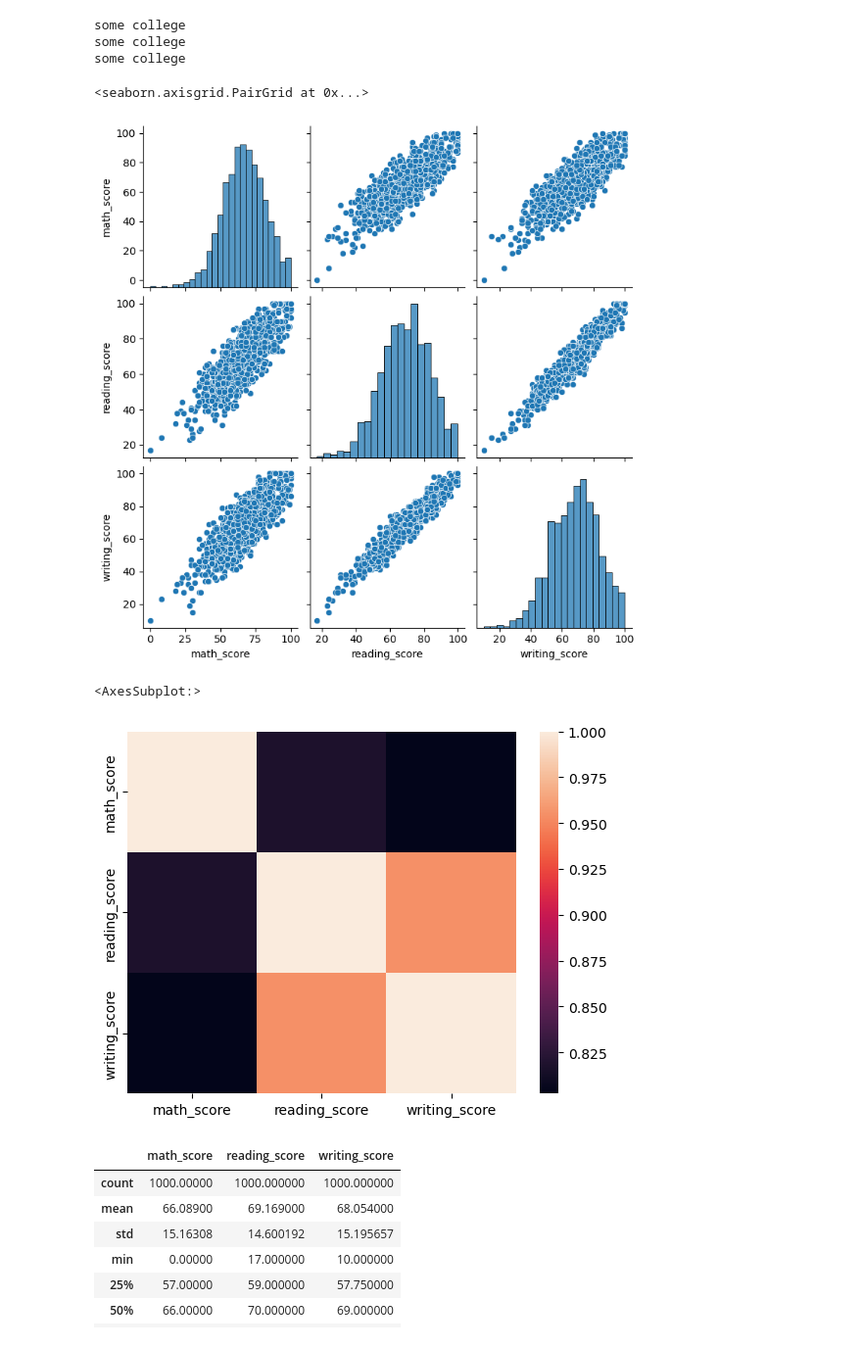
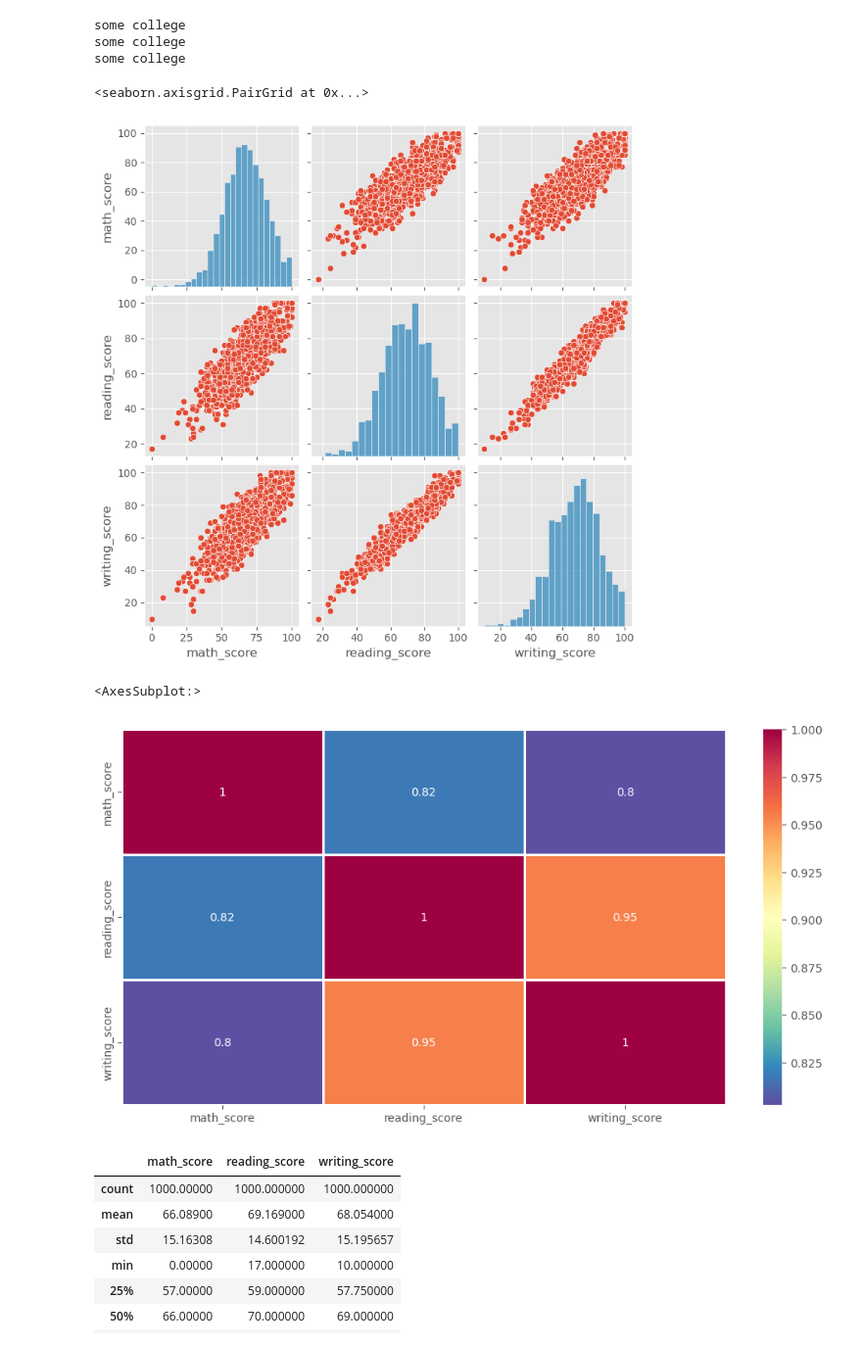
Before and after one commit to WaelAlaswad/Student-Performance, a Jupyter notebook: Student_Performance.ipynb, the cells around one changed output. Shown at 98% size. Drawn from its saved outputs; the diff is of its cells as text; code cells hidden in the pictures.

```diff
--- a/Student_Performance.ipynb
+++ b/Student_Performance.ipynb
@@ -2,4 +2,7 @@
 import numpy as np
 import pandas as pd
 import matplotlib.pyplot as plt
+from matplotlib import rcParams
 import seaborn as sns
+plt.style.use("ggplot")
+rcParams['figure.figsize'] = (12, 6)
@@ -220,5 +306,5 @@ some college
 sns.pairplot(df)
 # %% [output]
 <seaborn.axisgrid.PairGrid at 0x...>
-[figure, old version]
+[figure, new version]
 # %%
@@ -226,7 +312,7 @@ sns.pairplot(df)
 # %%
-sns.heatmap(df.corr())
+sns.heatmap(df.corr(),annot=True,cmap="Spectral_r",linewidths=2)
 # %% [output]
 <AxesSubplot:>
-[figure, old version]
+[figure, new version]
 # %%
 # reading and writing skills has a good correlation
```
Also changed, not shown: parts of 33 cells of this notebook.
